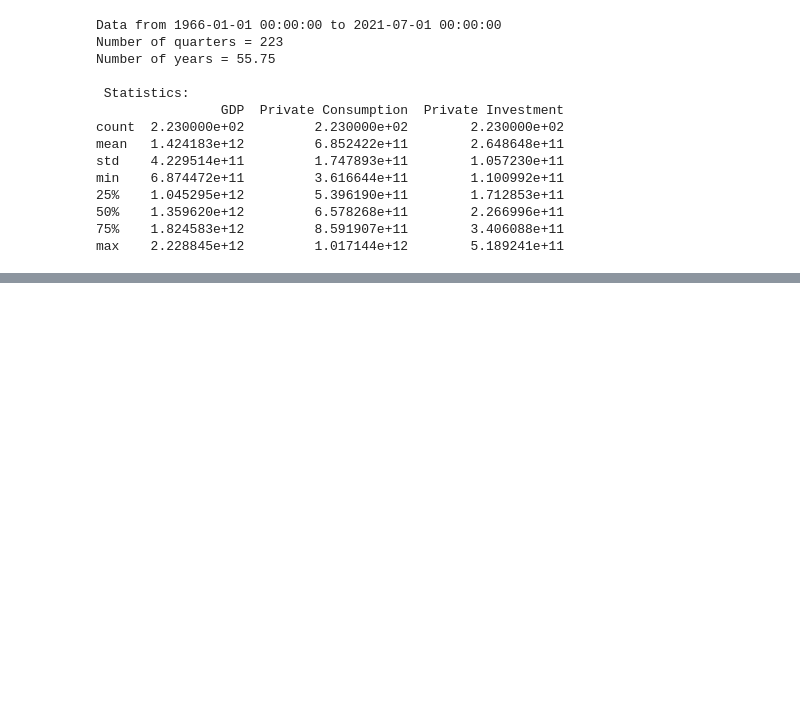
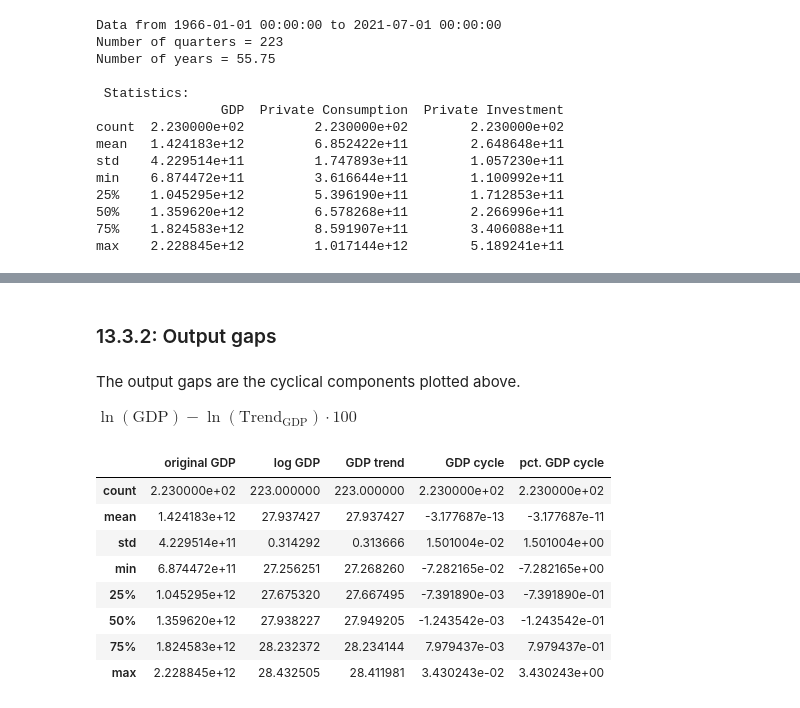
Before and after one commit to ChristerKoldLindholm/macro-HP, a Jupyter notebook: Ex_13.3_assignment.ipynb, the cells around one changed output, grey strips where cells are left out. Saved outputs shown, nothing was run; the diff lists cells and outputs as text; code cells hidden in the pictures; blank space fills up the shorter version.

```diff
--- a/Ex_13.3_assignment.ipynb
+++ b/Ex_13.3_assignment.ipynb
@@ -135,0 +133,18 @@ for s in series:
+# %% [markdown]
+### 13.3.2: Output gaps
+# %% [markdown]
+The output gaps are the cyclical components plotted above.
+
+$\ln(\textrm{GDP})-\ln(\textrm{Trend}_{\textrm{GDP}})\cdot 100$
+# %%
+HP_results["GDP"].describe()
+# %% [output]
+|  | original GDP | log GDP | GDP trend | GDP cycle | pct. GDP cycle |
+| count | 2.230000e+02 | 223.000000 | 223.000000 | 2.230000e+02 | 2.230000e+02 |
+| mean | 1.424183e+12 | 27.937427 | 27.937427 | -3.177687e-13 | -3.177687e-11 |
+| std | 4.229514e+11 | 0.314292 | 0.313666 | 1.501004e-02 | 1.501004e+00 |
+| min | 6.874472e+11 | 27.256251 | 27.268260 | -7.282165e-02 | -7.282165e+00 |
+| 25% | 1.045295e+12 | 27.675320 | 27.667495 | -7.391890e-03 | -7.391890e-01 |
+| 50% | 1.359620e+12 | 27.938227 | 27.949205 | -1.243542e-03 | -1.243542e-01 |
+| 75% | 1.824583e+12 | 28.232372 | 28.234144 | 7.979437e-03 | 7.979437e-01 |
+| max | 2.228845e+12 | 28.432505 | 28.411981 | 3.430243e-02 | 3.430243e+00 |
```
Also changed, not shown: parts of 14 cells of this notebook, 1 other file.
